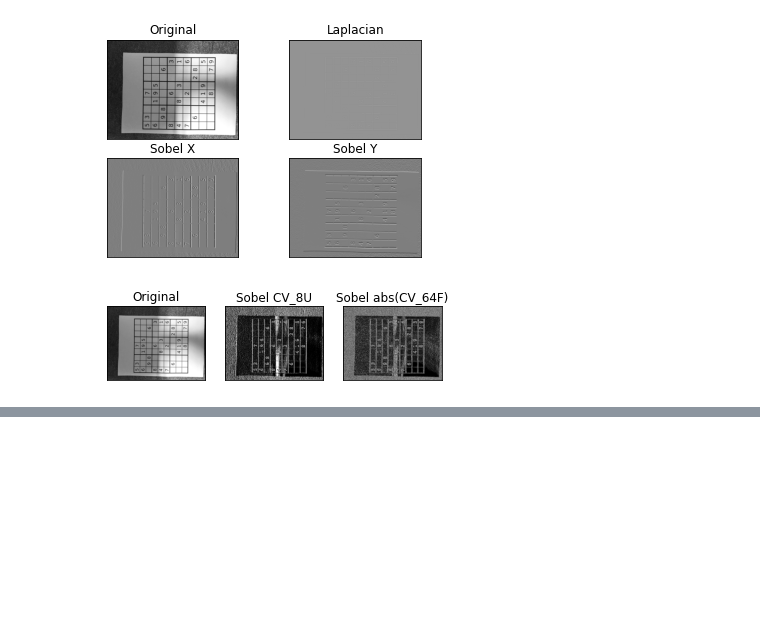
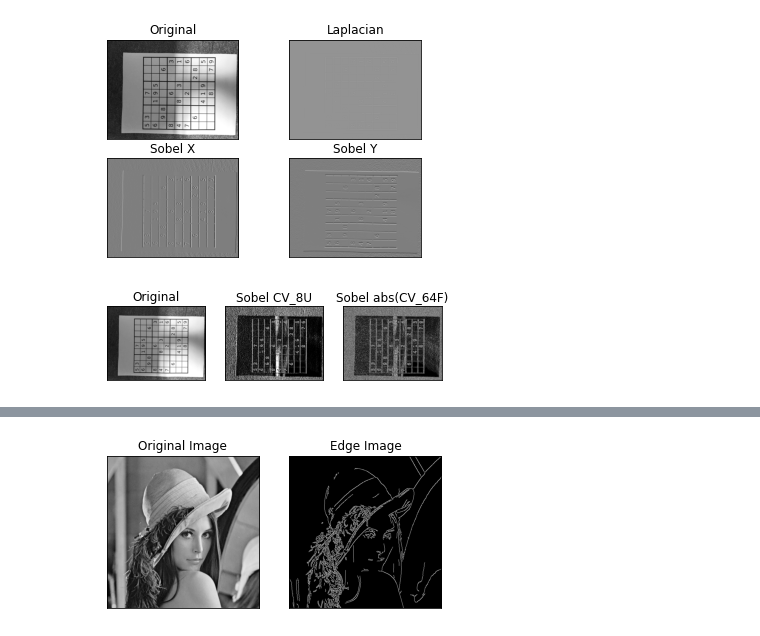
Before and after one commit to dwq0048/it2020, a Jupyter notebook: chap_14.ipynb, the cells around one changed output, grey strips where cells are left out. Saved outputs shown, nothing was run; the diff lists cells and outputs as text; code cells hidden in the pictures; blank space fills up the shorter version.

```diff
--- a/chap_14.ipynb
+++ b/chap_14.ipynb
@@ -178,0 +228,15 @@ plt.show()
+# %%
+import cv2
+import numpy as np
+from matplotlib import pyplot as plt
+
+img = cv2.imread('images/lena.png',0)
+edges = cv2.Canny(img,100,200)
+
+plt.subplot(121),plt.imshow(img,cmap = 'gray')
+plt.title('Original Image'), plt.xticks([]), plt.yticks([])
+plt.subplot(122),plt.imshow(edges,cmap = 'gray')
+plt.title('Edge Image'), plt.xticks([]), plt.yticks([])
+plt.show()
+# %% [output]
+[figure, added]
```
Also changed, not shown: parts of 4 cells of this notebook.
